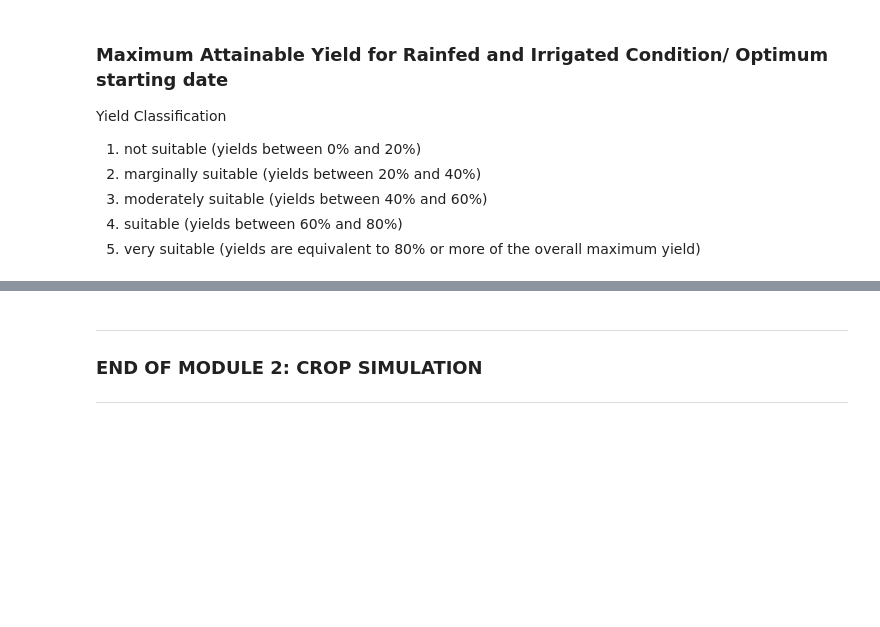
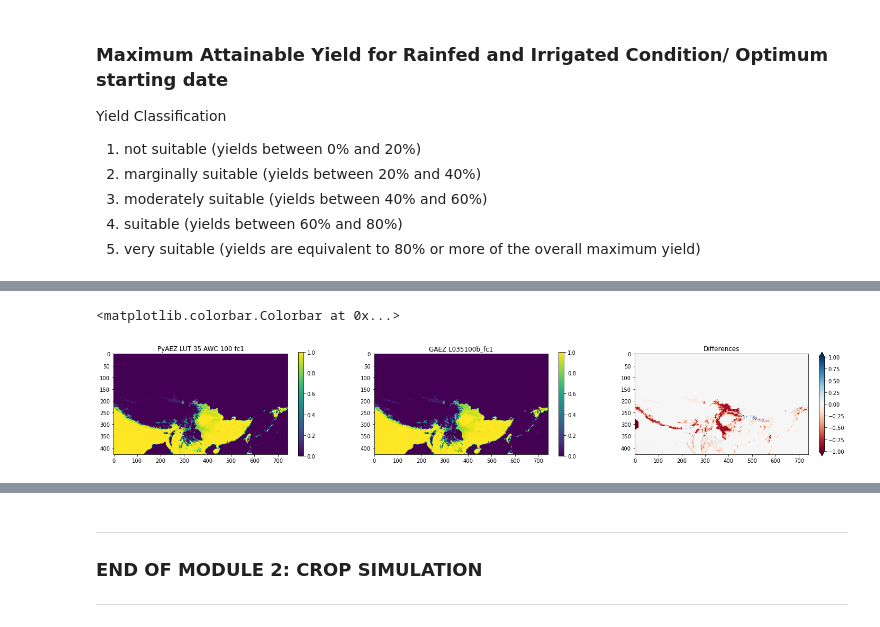
Before and after one commit to gicait/PyAEZ, a Jupyter notebook: tutorials/NB2_CropSimulation.ipynb, the cells around one changed output, grey strips where cells are left out. Drawn from its saved outputs; the diff is of its cells as text; code cells hidden in the pictures; blank space fills up the shorter version.

```diff
--- a/tutorials/NB2_CropSimulation.ipynb
+++ b/tutorials/NB2_CropSimulation.ipynb
@@ -216,3 +296,27 @@ starting_date_irr = aez.getOptimumCycleStartDateIrrigated()
+# %%
+"""Fc1 (Thermal Screening) Visualization"""
+"""Rainfed"""
+
+g_fc1 = ((riox.open_rasterio(r'D:\module_II_testing\reference_module_II\LUTmaps\L035100b_fc1.rst').to_numpy())[0,:,:])/10000
+
+plt.figure(1,figsize=(25,9))
+plt.subplot(1,3,1)
+plt.imshow(fc1)
+plt.title('PyAEZ LUT 35 AWC 100 fc1')
+plt.colorbar(shrink=0.4)
+
+plt.subplot(1,3,2)
+plt.imshow(fc1)
+plt.title('GAEZ L035100b_fc1')
+plt.colorbar(shrink=0.4)
+
+plt.subplot(1,3,3)
+plt.imshow(g_fc1 - fc1, vmin = -1, vmax = 1, cmap = 'RdBu')
+plt.title('Differences')
+plt.colorbar(shrink=0.4, extend = 'both')
+# %% [output]
+<matplotlib.colorbar.Colorbar at 0x...>
+[figure, added]
 # %%
 '''visualize result'''
 
```
Also changed, not shown: parts of 15 cells of this notebook, 2 other files.
